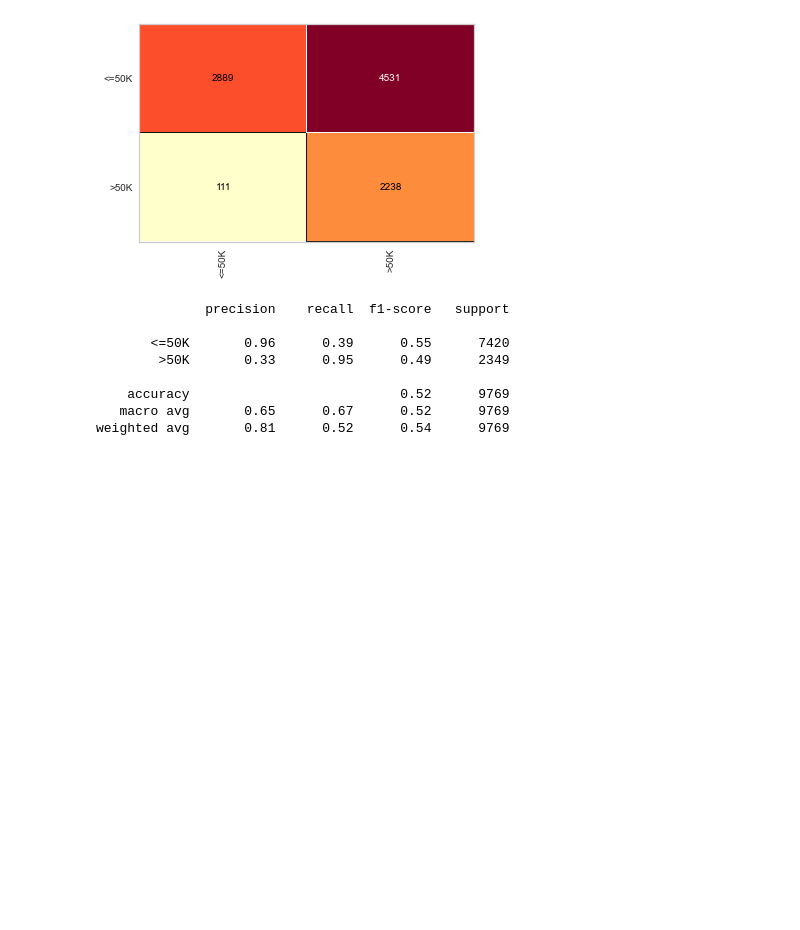
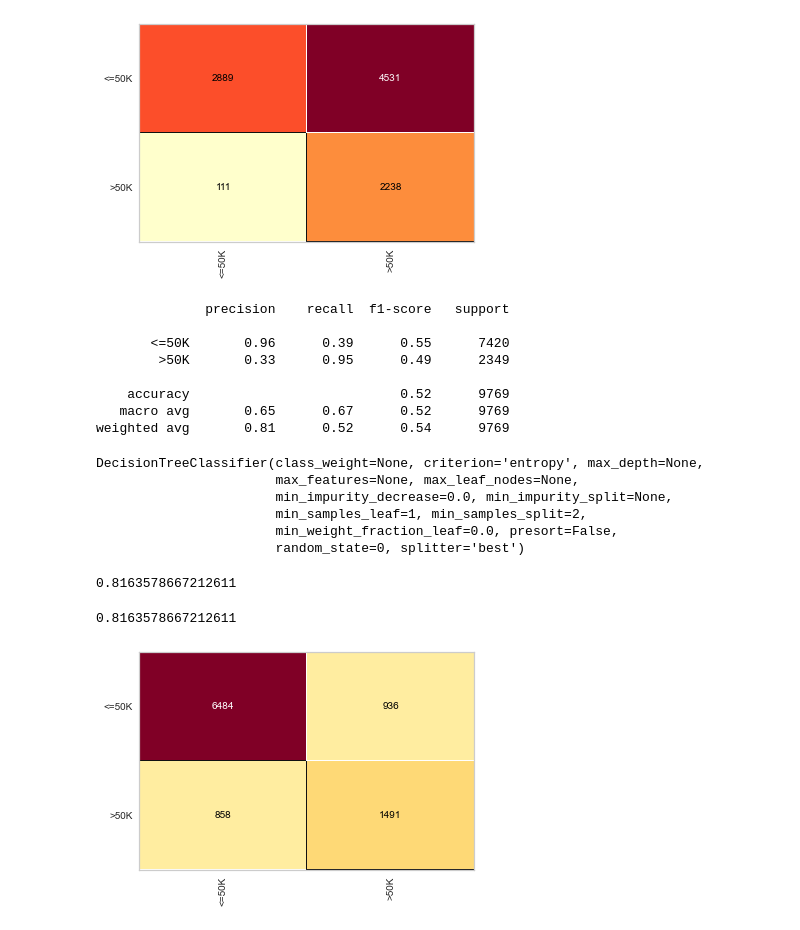
Before and after one commit to ayslanleal/credit-risk-classifier, a Jupyter notebook: training-censu.ipynb, the cells around one changed output. Saved outputs shown, nothing was run; the diff lists cells and outputs as text; code cells hidden in the pictures; blank space fills up the shorter version.

Commit message:
add census decision

```diff
--- a/training-censu.ipynb
+++ b/training-censu.ipynb
@@ -41,3 +44,25 @@ print(classification_report(y_census_teste, previsor))
     accuracy                           0.52      9769
    macro avg       0.65      0.67      0.52      9769
 weighted avg       0.81      0.52      0.54      9769
+# %%
+arvore_census = DecisionTreeClassifier(criterion = 'entropy', random_state = 0)
+arvore_census.fit(x_census_treino, y_census_treino)
+# %% [output]
+DecisionTreeClassifier(class_weight=None, criterion='entropy', max_depth=None,
+                       max_features=None, max_leaf_nodes=None,
+                       min_impurity_decrease=0.0, min_impurity_split=None,
+                       min_samples_leaf=1, min_samples_split=2,
+                       min_weight_fraction_leaf=0.0, presort=False,
+                       random_state=0, splitter='best')
+# %%
+previsor_arvore = arvore_census.predict(x_census_teste)
+accuracy_score(y_census_teste, previsor_arvore)
+# %% [output]
+0.8163578667212611
+# %%
+cm = ConfusionMatrix(arvore_census)
+cm.fit(x_census_treino, y_census_teste)
+cm.score(x_census_teste, y_census_teste)
+# %% [output]
+0.8163578667212611
+[figure, added]
```
Also changed, not shown: parts of 3 cells of this notebook, 1 other file.
